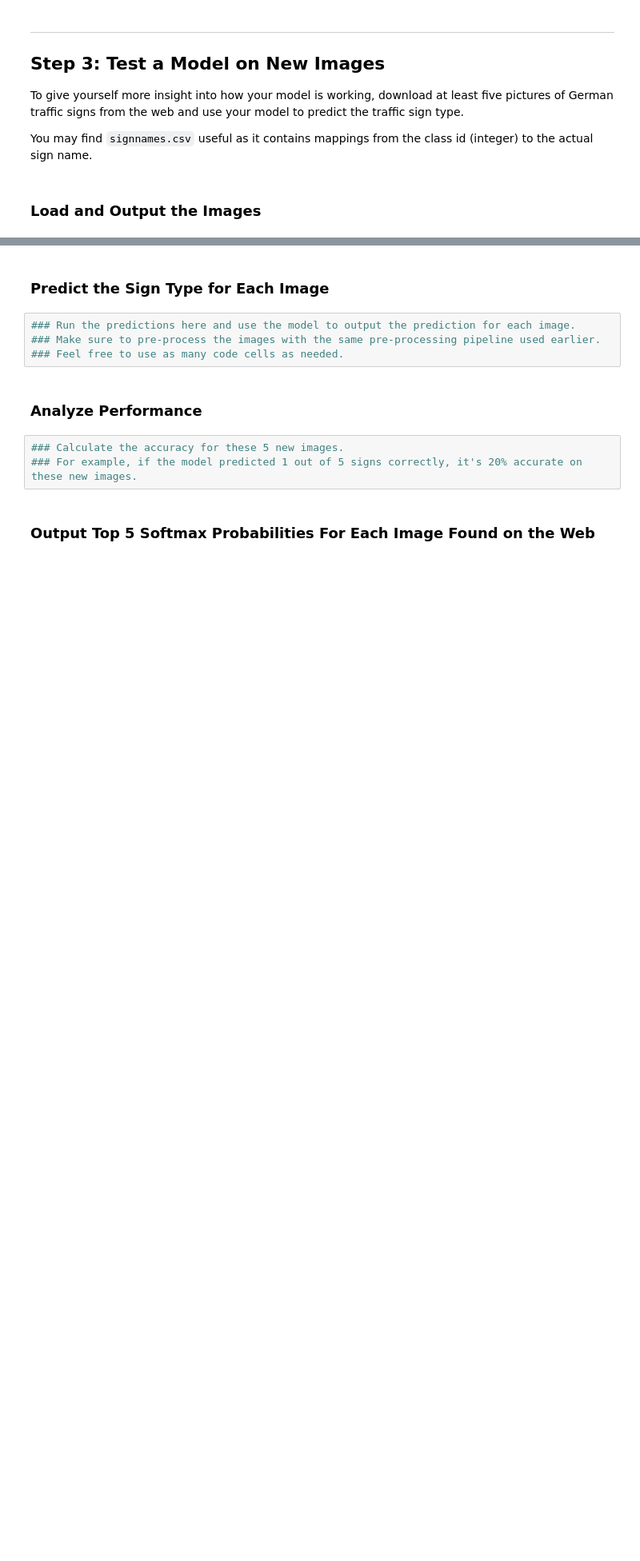
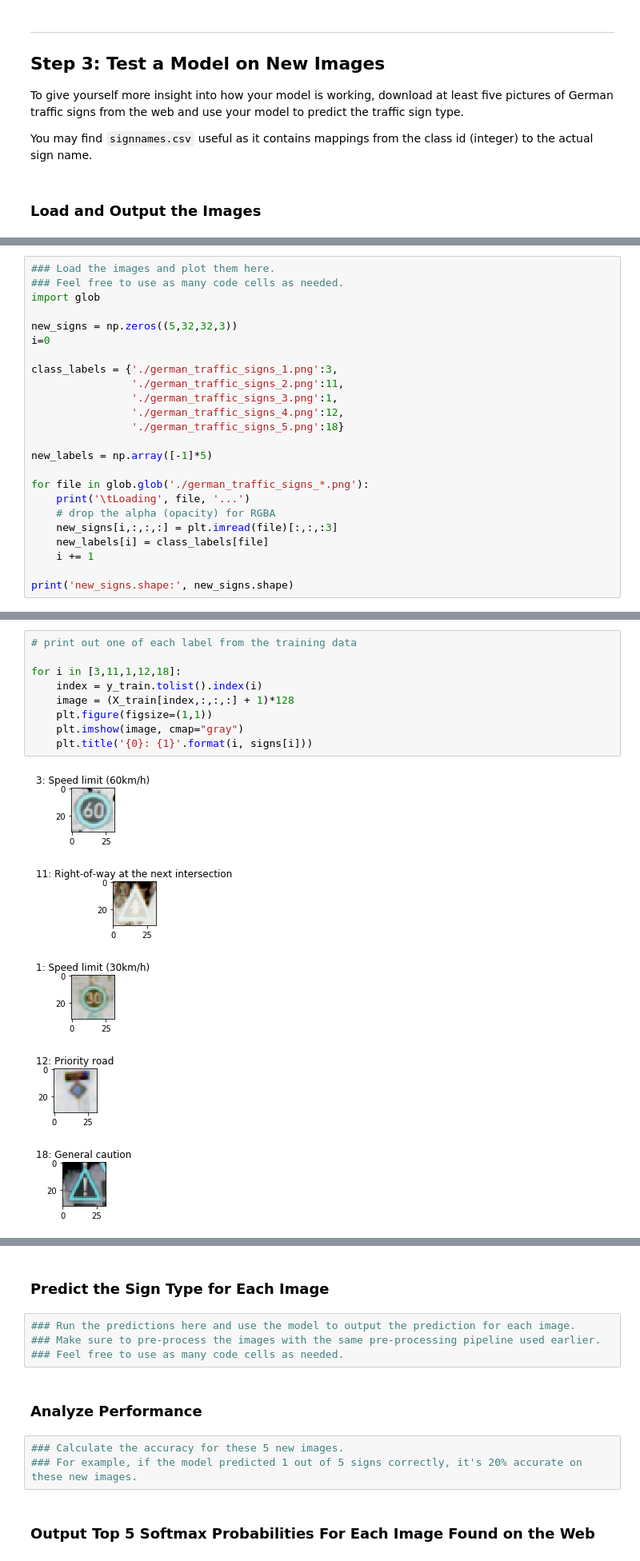
Before and after one commit to bches/CarND-Traffic-Sign-Classifier-Project, a Jupyter notebook: Traffic_Sign_Classifier.ipynb, the cells around one changed output, grey strips where cells are left out. Shown at 80% size. Drawn from its saved outputs; the diff is of its cells as text; blank space fills up the shorter version.

Commit message:
added read in of 5 traffic signs from the web

```diff
--- a/Traffic_Sign_Classifier.ipynb
+++ b/Traffic_Sign_Classifier.ipynb
@@ -681,0 +679,24 @@ You may find `signnames.csv` useful as it contains mappings from the class id (i
+# %%
+### Load the images and plot them here.
+### Feel free to use as many code cells as needed.
+import glob
+
+new_signs = np.zeros((5,32,32,3))
+i=0
+
+class_labels = {'./german_traffic_signs_1.png':3,
+                './german_traffic_signs_2.png':11,
+                './german_traffic_signs_3.png':1,
+                './german_traffic_signs_4.png':12,
+                './german_traffic_signs_5.png':18}
+
+new_labels = np.array([-1]*5)
+
+for file in glob.glob('./german_traffic_signs_*.png'):
+    print('\tLoading', file, '...')
+    # drop the alpha (opacity) for RGBA
+    new_signs[i,:,:,:] = plt.imread(file)[:,:,:3]
+    new_labels[i] = class_labels[file]
+    i += 1
+
+print('new_signs.shape:', new_signs.shape)
@@ -681,0 +710,15 @@ You may find `signnames.csv` useful as it contains mappings from the class id (i
+# %%
+# print out one of each label from the training data
+
+for i in [3,11,1,12,18]:
+    index = y_train.tolist().index(i)
+    image = (X_train[index,:,:,:] + 1)*128
+    plt.figure(figsize=(1,1))
+    plt.imshow(image, cmap="gray")
+    plt.title('{0}: {1}'.format(i, signs[i]))
+# %% [output]
+[figure, added]
+[figure, added]
+[figure, added]
+[figure, added]
+[figure, added]
```
Also changed, not shown: parts of 9 cells of this notebook.
